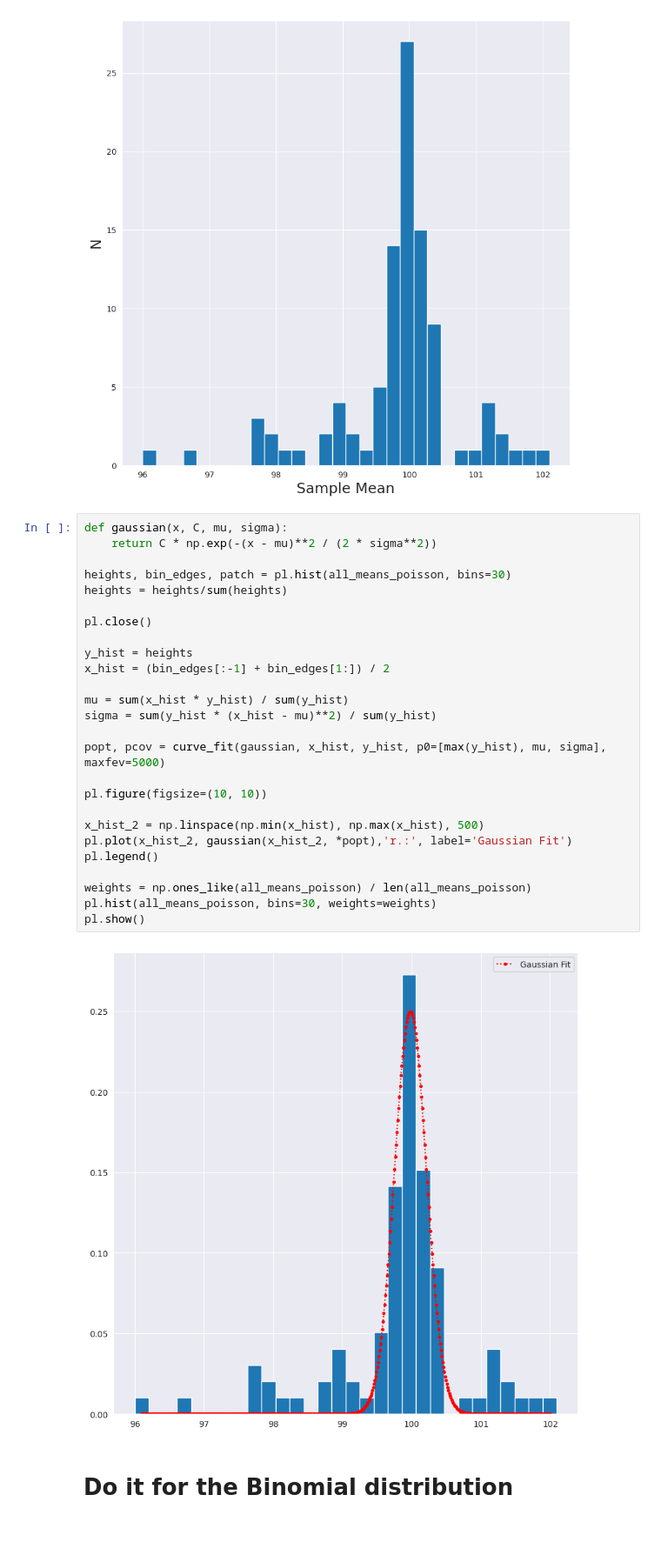
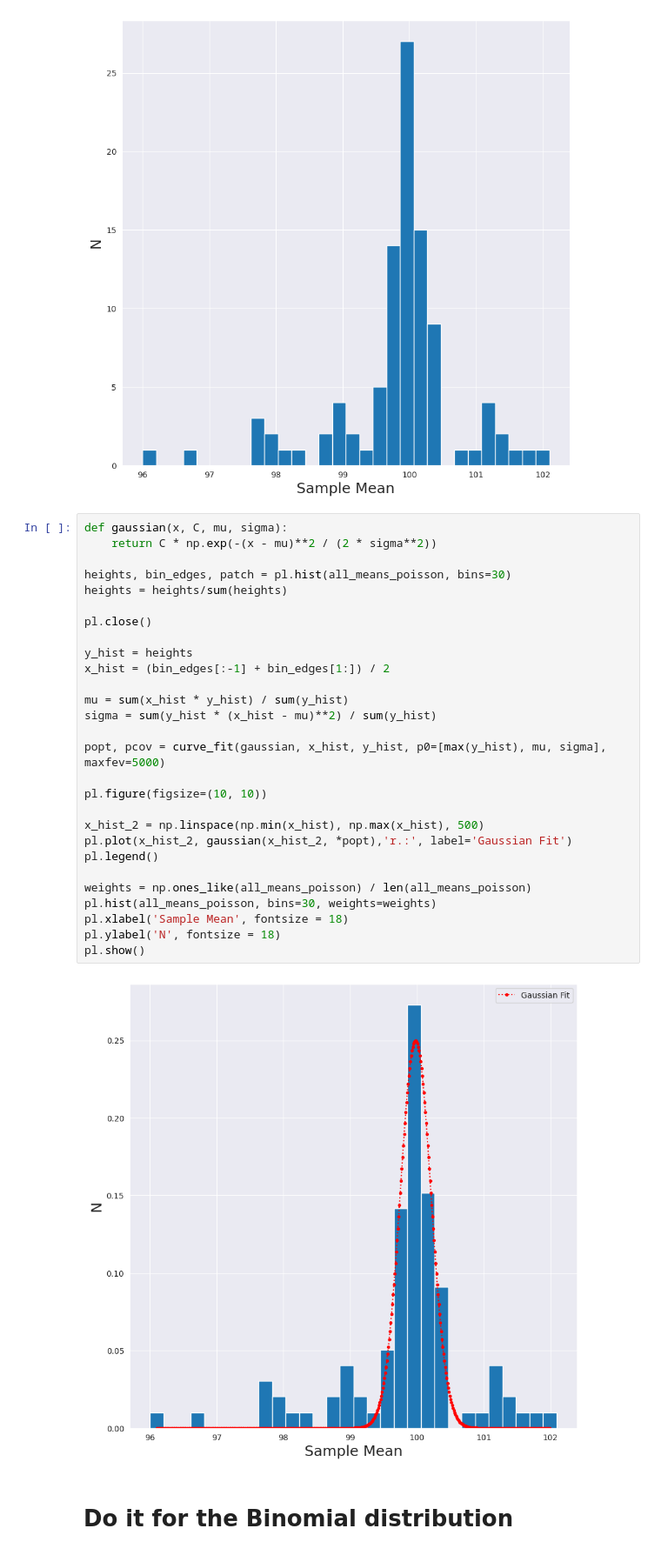
Before and after one commit to joseluisfalla/DSPS_JFalla, a Jupyter notebook: HW2/HW2_CentralLimitTheorem_JFalla.ipynb, the cells around one changed output. Shown at 87% size. Saved outputs shown, nothing was run; the diff lists cells and outputs as text.

```diff
--- a/HW2/HW2_CentralLimitTheorem_JFalla.ipynb
+++ b/HW2/HW2_CentralLimitTheorem_JFalla.ipynb
@@ -338,31 +342,33 @@ pl.ylabel('N', fontsize = 18);
 # %%
 def gaussian(x, C, mu, sigma):
     return C * np.exp(-(x - mu)**2 / (2 * sigma**2))
 
 heights, bin_edges, patch = pl.hist(all_means_poisson, bins=30)
 heights = heights/sum(heights)
 
 pl.close()
 
 y_hist = heights
 x_hist = (bin_edges[:-1] + bin_edges[1:]) / 2
 
 mu = sum(x_hist * y_hist) / sum(y_hist)
 sigma = sum(y_hist * (x_hist - mu)**2) / sum(y_hist)
 
 popt, pcov = curve_fit(gaussian, x_hist, y_hist, p0=[max(y_hist), mu, sigma], maxfev=5000)
 
 pl.figure(figsize=(10, 10))
 
 x_hist_2 = np.linspace(np.min(x_hist), np.max(x_hist), 500)
 pl.plot(x_hist_2, gaussian(x_hist_2, *popt),'r.:', label='Gaussian Fit')
 pl.legend()
 
 weights = np.ones_like(all_means_poisson) / len(all_means_poisson)
 pl.hist(all_means_poisson, bins=30, weights=weights)
+pl.xlabel('Sample Mean', fontsize = 18)
+pl.ylabel('N', fontsize = 18)
 pl.show()
 # %% [output]
-[figure, old version]
+[figure, new version]
 # %% [markdown]
 # Do it for the Binomial distribution
 # %%
```
Also changed, not shown: parts of 17 cells of this notebook.
